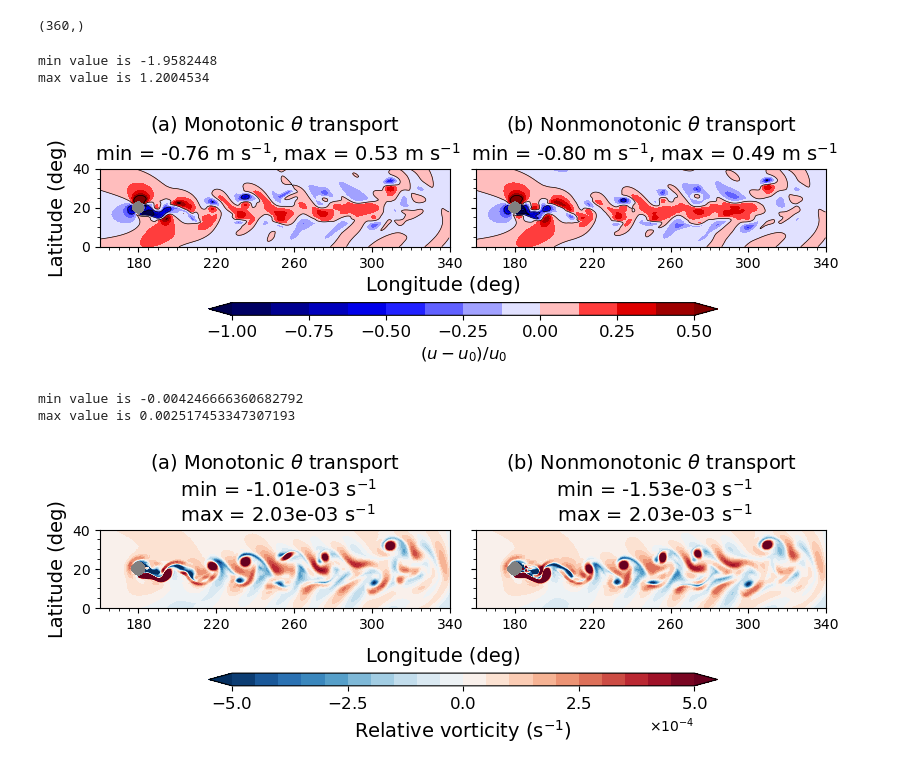
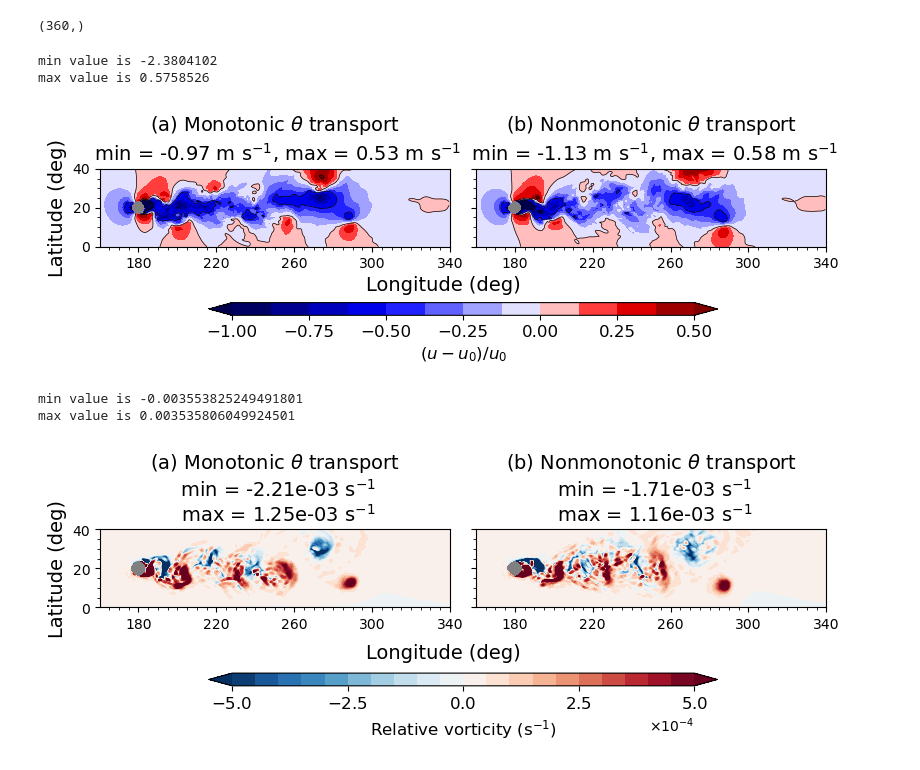
Before and after one commit to ta440/dcmip2025_gap_and_vortex, a Jupyter notebook: jupyter_notebooks/vortex_gungho_monotonicity.ipynb, the cells around one changed output. Saved outputs shown, nothing was run; the diff lists cells and outputs as text; code cells hidden in the pictures.

```diff
--- a/jupyter_notebooks/vortex_gungho_monotonicity.ipynb
+++ b/jupyter_notebooks/vortex_gungho_monotonicity.ipynb
@@ -17,7 +17,7 @@ import cmaps
 # %%
 savefig=True
 
-rot = True
+rot = False
 
 # Compare three files
 if rot:
@@ -189,9 +189,9 @@ if savefig:
     else:
         plt.savefig('figures/vortex_gungho_montonicity_omega0_U.png')
 # %% [output]
-min value is -1.9582448
-max value is 1.2004534
+min value is -2.3804102
+max value is 0.5758526
-[figure, old version]
+[figure, new version]
 # %%
 ### T plot
 
@@ -231,34 +231,34 @@ for ax in axes.flatten():
     ax.set_aspect('equal')
     ax.set_facecolor("grey")
 
 plt.xticks(lon_ticks)
 plt.yticks(lat_ticks)
 
 cb = plt.colorbar(plot2, ax=axes, ticks = tick_range, shrink=0.7, aspect=40, pad=0.1, location='bottom')
-cb.set_label(label='Relative vorticity (s$^{-1}$)', size=label_size)
+cb.set_label(label='Relative vorticity (s$^{-1}$)', size=small_size)
 cb.ax.tick_params(labelsize=12)
 cb.formatter.set_powerlimits((0, 0))
 cb.formatter.set_useMathText(True)
 
 # Extrema over the full domain
 #ax1.set_title(f'{dycore1} \n min = {np.round(T_min1,2)} K, max = {np.round(T_max1,2)} K', size=label_size)
 #ax2.set_title(f'{dycore2} \n min = {np.round(T_min2,2)} K, max = {np.round(T_max2,2)} K', size=label_size)
 #ax3.set_title(f'{dycore3} \n min = {np.round(T_min3,2)} K, max = {np.round(T_max3,2)} K', size=label_size)
 #ax4.set_title(f'{dycore4} \n min = {np.round(T_min4,2):.2f} K, max = {np.round(T_max4,2):.2f} K', size=label_size)
 
 # Extrema away from the mountain
 ax1.set_title(r'(a) Monotonic $\theta$' f' transport \n min = {np.nanmin(vort_max_crop1):.2e}' r" s$^{-1}$" f'\n max = {np.nanmax(vort_max_crop1):.2e}' r" s$^{-1}$", size=label_size)
 ax2.set_title(r'(b) Nonmonotonic $\theta$' f' transport \n min = {np.nanmin(vort_max_crop2):.2e}' r" s$^{-1}$" f'\n max = {np.nanmax(vort_max_crop2):.2e}' r" s$^{-1}$", size=label_size)
 
 ax1.set_ylabel('Latitude (deg)', size=label_size)
 fig.supxlabel('Longitude (deg)', size=label_size, x=0.5, y=0.16)
 
 if savefig:
     if rot:
         plt.savefig('figures/vortex_gungho_montonicity_with_rot_vort.png', bbox_inches='tight')
     else:
         plt.savefig('figures/vortex_gungho_montonicity_omega0_vort.png', bbox_inches='tight')
 # %% [output]
-min value is -0.004246666360682792
-max value is 0.002517453347307193
+min value is -0.003553825249491801
+max value is 0.003535806049924501
-[figure, old version]
+[figure, new version]
```
Also changed, not shown: 6 other files.
